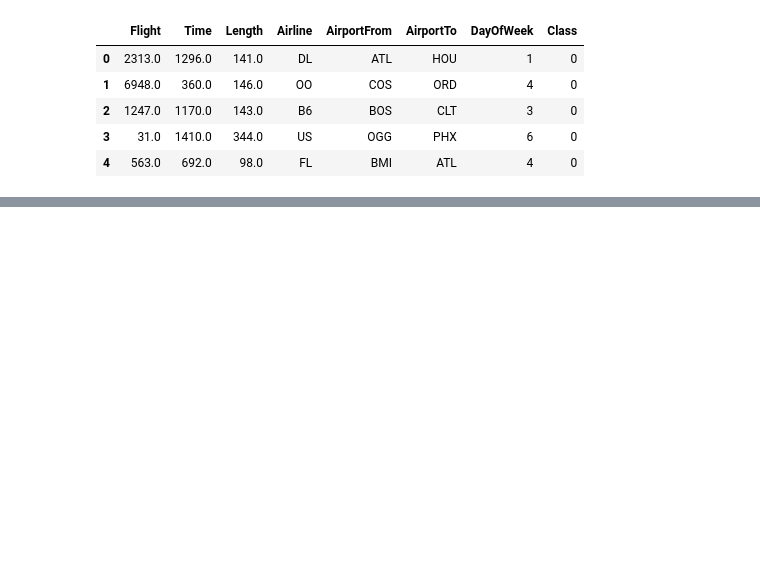
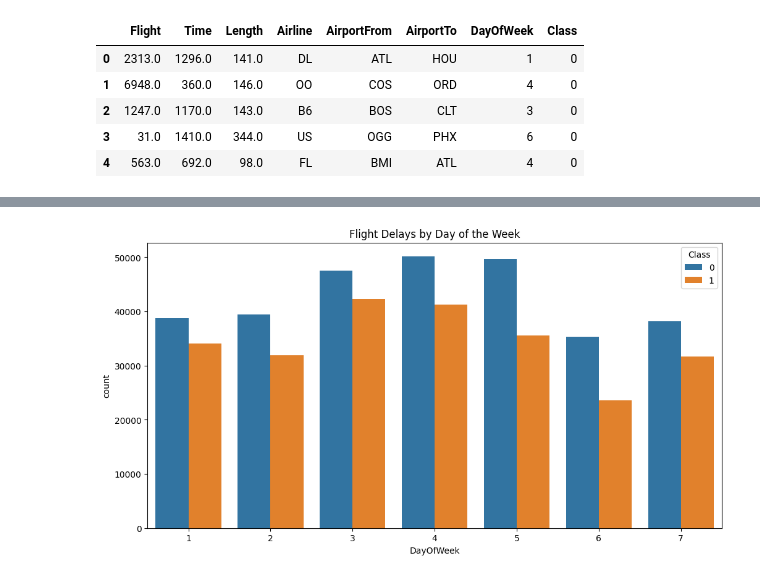
Before and after one commit to pinluis/AirlineDelay, a Jupyter notebook: src/AirlineDelay.ipynb, the cells around one changed output, grey strips where cells are left out. Saved outputs shown, nothing was run; the diff lists cells and outputs as text; code cells hidden in the pictures; blank space fills up the shorter version.

```diff
--- a/src/AirlineDelay.ipynb
+++ b/src/AirlineDelay.ipynb
@@ -40,0 +143,8 @@ df.head()
+# %%
+#Flight delays by day of the week
+plt.figure(figsize=(12, 6))
+sns.countplot(x='DayOfWeek', hue='Class', data=df)
+plt.title('Flight Delays by Day of the Week')
+plt.show()
+# %% [output]
+[figure, added]
```
Also changed, not shown: parts of 30 cells of this notebook, 1 other file.
